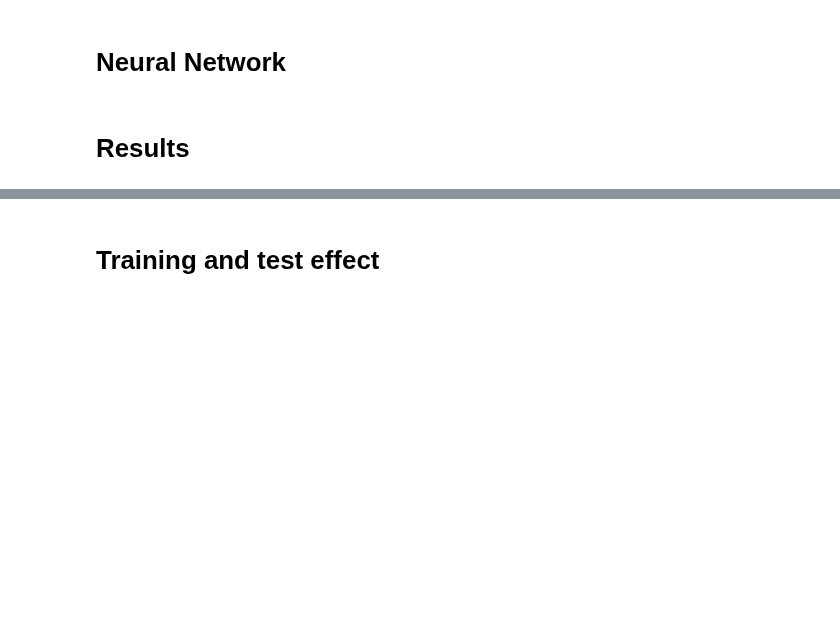
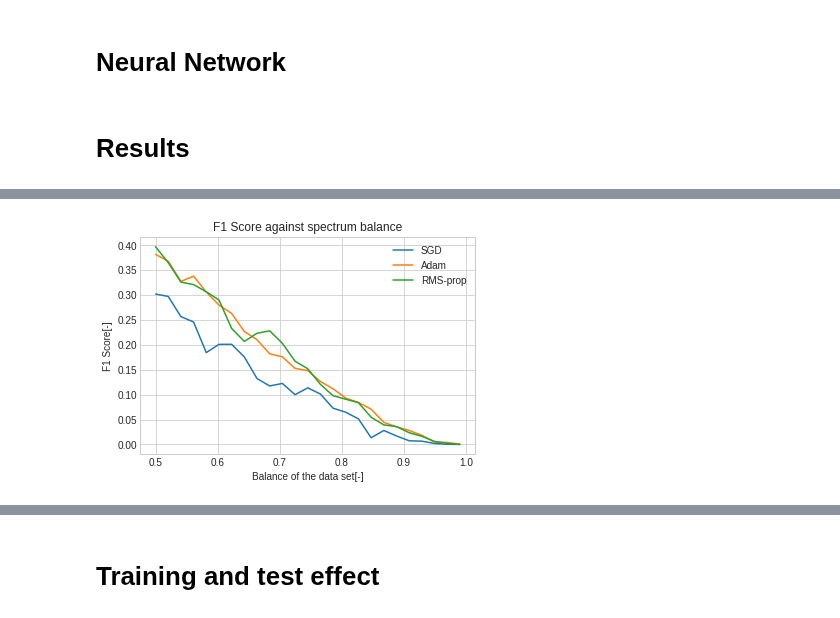
Before and after one commit to jalil-M/Opt-Project, a Jupyter notebook: project.ipynb, the cells around one changed output, grey strips where cells are left out. Saved outputs shown, nothing was run; the diff lists cells and outputs as text; code cells hidden in the pictures; blank space fills up the shorter version.

```diff
--- a/project.ipynb
+++ b/project.ipynb
@@ -26,17 +26,17 @@ data = pd.read_csv('datasets/bank-additional-full.csv', sep=';')
 # %% [markdown]
 # Neural Network
 # %%
-def run_benchmark(data, activation = 'selu', N_spec = 25):
-    list_optimzers = ['adam', 'sgd', 'nadam']
+def run_benchmark(data, activation = 'relu', N_spec = 25):
+    list_optimzers = ['rms_prop','adam', 'sgd']
     spects = np.linspace(0.5,0.99,N_spec)
 
     sgd_f1 = []
     adam_f1 = []
-    nadam_f1 = []
+    rms_prop_f1 = []
 
     sgd_accuracy = []
     adam_accuracy = []
-    nadam_accuracy = []
+    rms_prop_accuracy = []
 
     for spect in spects:
         one_hot_enc = build_spectrum (data,do_spectrum = True ,spect = spect)
@@ -48,9 +48,9 @@ def run_benchmark(data, activation = 'selu', N_spec = 25):
                 print('[INFO] Using Adam')
                 opt = Adam()
 
-            elif l == 'nadam':
-                print('[INFO] Using Adam with Nesterov momentum')
-                opt = Nadam()
+            elif l == 'rms_prop':
+                print('[INFO] Using RMS-prop')
+                opt= RMSprop()
             else:
                 print('[INFO] Using SGD')
                 opt = SGD()
@@ -80,12 +80,13 @@ def run_benchmark(data, activation = 'selu', N_spec = 25):
                 sgd_f1.append(f1_score)
                 sgd_accuracy.append(accuracy)
             else:
-                nadam_f1.append(f1_score)
-                nadam_accuracy.append(accuracy)
+                rms_prop_f1.append(f1_score)
+                rms_prop_accuracy.append(accuracy)
 
-    return spects, sgd_f1, sgd_accuracy, adam_f1, adam_accuracy, nadam_f1, nadam_accuracy
+
+    return spects, sgd_f1, sgd_accuracy, adam_f1, adam_accuracy, rms_prop_f1, rms_prop_accuracy
 # %% [markdown]
 # Results
 # %%
-spects, sgd_f1, sgd_accuracy, adam_f1, adam_accuracy, nadam_f1,nadam_accuracy= run_benchmark(data)
+spects, sgd_f1, sgd_accuracy, adam_f1, adam_accuracy, rms_prop_f1, rms_prop_accuracy= run_benchmark(data)
 # %% [output]
@@ -93,13 +108,15 @@ spects, sgd_f1, sgd_accuracy, adam_f1, adam_accuracy, nadam_f1,nadam_accuracy= r
 # %%
 plt.style.use('seaborn-whitegrid')
 plt.plot(spects, sgd_f1, label='SGD')
 plt.plot(spects, adam_f1, label='Adam')
-plt.plot(spects, nadam_f1, label='NAdam')
+plt.plot(spects, rms_prop_f1, label='RMS-prop')
 plt.xlabel('Balance of the data set[-]')
 plt.ylabel('F1 Score[-]')
 plt.title('F1 Score against spectrum balance')
 plt.legend(loc='upper right')
 plt.savefig('figures/f1-spect.png')
+# %% [output]
+[figure, added]
 # %%
 plt.style.use('seaborn-whitegrid')
 plt.plot(spects, sgd_accuracy, label='SGD')
```
Also changed, not shown: parts of 9 cells of this notebook, 4 other files.
